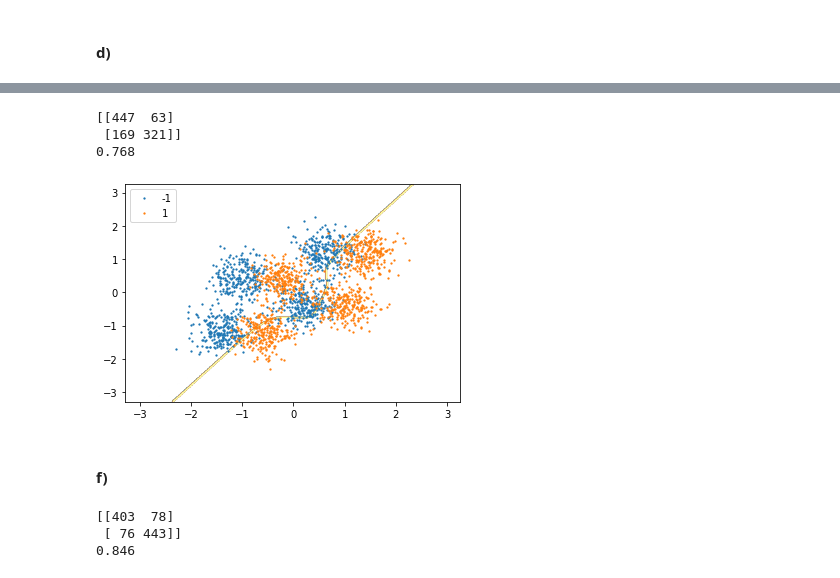
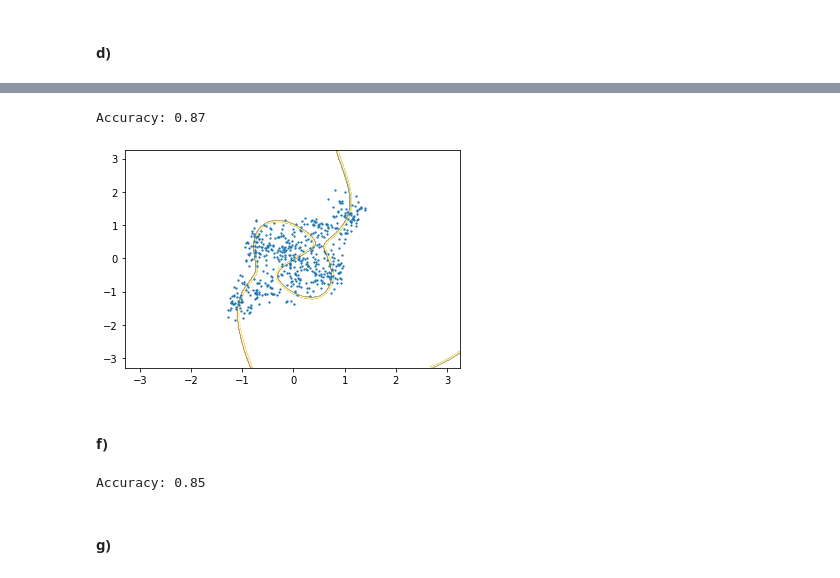
Before and after one commit to seoruosa/ia006_aprendizado-de-maquina_feec-unicamp, a Jupyter notebook: EFC/EFC3/Computacional.ipynb, the cells around one changed output, grey strips where cells are left out. Saved outputs shown, nothing was run; the diff lists cells and outputs as text; code cells hidden in the pictures.

Commit message:
multiple number of neurons training and differents kernels at svm training

```diff
--- a/EFC/EFC3/Computacional.ipynb
+++ b/EFC/EFC3/Computacional.ipynb
@@ -222,25 +298,24 @@ from sklearn.preprocessing import Binarizer
 from sklearn.model_selection import train_test_split
 from sklearn.preprocessing import LabelEncoder
 
+from sklearn.svm import SVC
 
 train_mat = spio.loadmat('dados_treinamento.mat')
 
 x_train = train_mat['X']
 y_train = train_mat['y']
 
-from sklearn.svm import SVC
-clf = SVC(gamma='auto', kernel='poly', degree=5)
 
-clf.fit(x_train, y_train)
+clf = SVC(gamma='auto',
+          kernel='rbf')
+
+clf.fit(x_train, y_train.ravel())
 
 pred = clf.predict(x_train)
-cm = confusion_matrix(y_train, pred)
-print(cm)
-print(accuracy_score(y_train, pred))
+
+print("Accuracy: %.2f" % accuracy_score(y_train, pred))
 # %% [output]
-[[447  63]
- [169 321]]
-0.768
+Accuracy: 0.87
 # %%
 # -*- coding: utf-8 -*-
 
@@ -259,38 +334,43 @@ X_train = np.concatenate((train_mat['X'], test_mat['Xval']))
 y_train = np.concatenate((train_mat['y'], test_mat['yval']))
 
 df = pd.DataFrame(dict(x=X_train[:,0], y=X_train[:,1], label=y_train[:,0]))
 
 groups = df.groupby('label')
 
 # Plot
 colors = color_palette(n_colors=len(groups))
 
 fig, ax = plt.subplots()
-# ax.set_color_cycle(colors)
 ax.margins(0.05)
-for name, group in groups:
-    ax.plot(group.x, group.y, marker='.', markersize=2.5, linestyle='', label=name)
-ax.legend(numpoints=1, loc='upper left')
+# for name, group in groups:
+#     ax.plot(group.x, group.y, marker='.', markersize=2.5, linestyle='', label=name)
+# ax.legend(numpoints=1, loc='upper left')
+ax.plot(clf.support_vectors_[:, 0],
+        clf.support_vectors_[:, 1],
+        marker='.',
+        markersize=2.5,
+        linestyle='');
 
 # https://stackoverflow.com/questions/22294241/plotting-a-decision-boundary-separating-2-classes-using-matplotlibs-pyplot
 h = .02  # step size in the mesh
 # create a mesh to plot in
 x_min, x_max = X_train[:, 0].min() - 1, X_train[:, 0].max() + 1
 y_min, y_max = X_train[:, 1].min() - 1, X_train[:, 1].max() + 1
 xx, yy = np.meshgrid(np.arange(x_min, x_max, h),
                      np.arange(y_min, y_max, h))
 
 
+
 # Plot the decision boundary. For that, we will assign a color to each
 # point in the mesh [x_min, m_max]x[y_min, y_max].
 Z = clf.predict(np.c_[xx.ravel(), yy.ravel()])
 
 # # Put the result into a color plot
 Z = Z.reshape(xx.shape)
 fig = plt.contour(xx, yy, Z, cmap=plt.cm.Paired)
 fig = plt.show()
 # %% [output]
-[figure, old version]
+[figure, new version]
 # %% [markdown]
 #### f)
 # %%
@@ -299,10 +379,9 @@ x_test = test_mat['Xval']
 y_test = test_mat['yval']
 
 pred = clf.predict(x_test)
-cm = confusion_matrix(y_test, pred)
-print(cm)
-print(accuracy_score(y_test, pred))
+
+print("Accuracy: %.2f" % accuracy_score(y_test, pred))
 # %% [output]
-[[403  78]
- [ 76 443]]
-0.846
+Accuracy: 0.85
+# %% [markdown]
+#### g)
```
Also changed, not shown: parts of 18 cells of this notebook, 3 other files.
